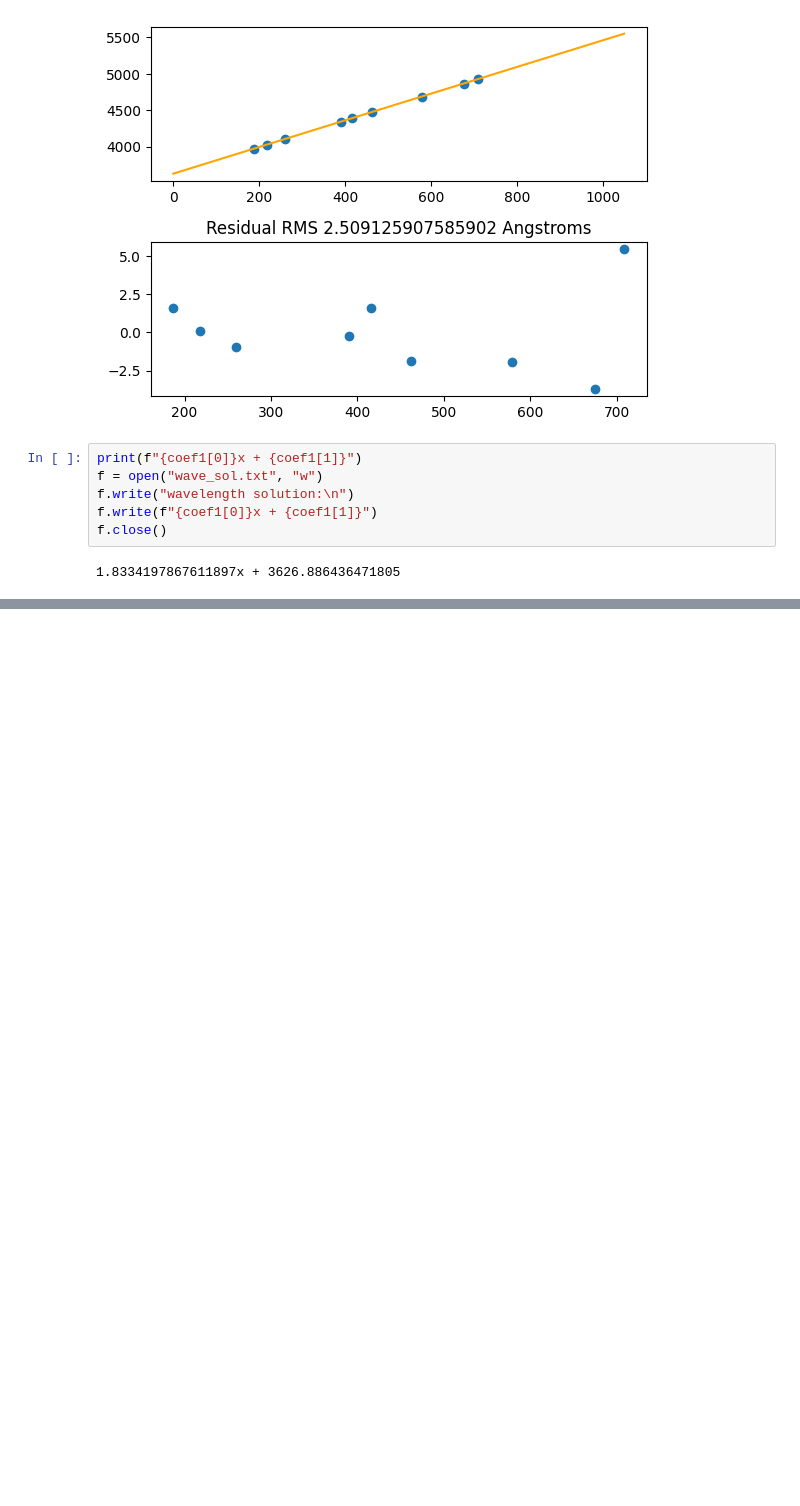
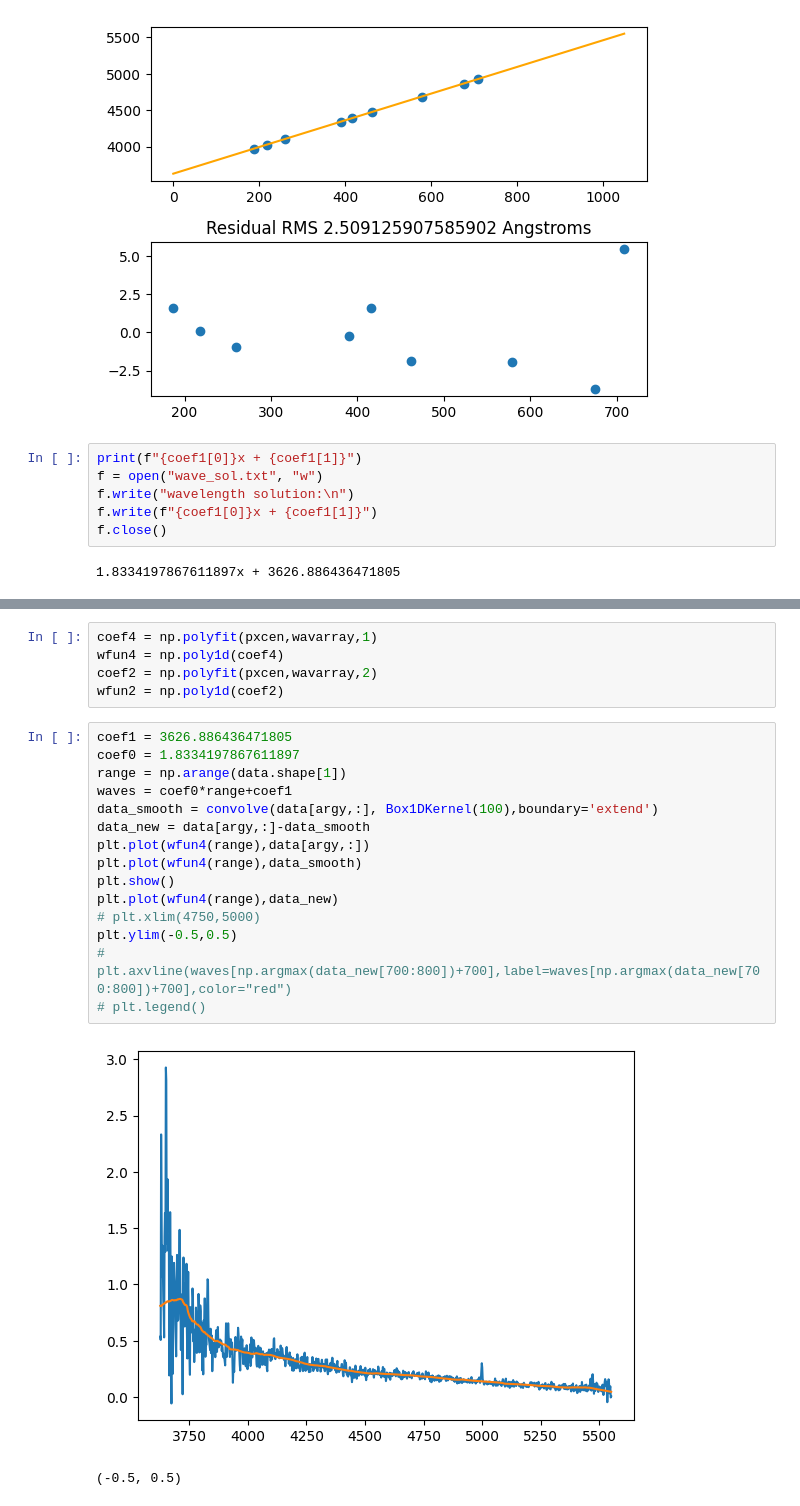
Before and after one commit to IStoleTheCookieJar/PipRedObs, a Jupyter notebook: TestingGround.ipynb, the cells around one changed output, grey strips where cells are left out. Saved outputs shown, nothing was run; the diff lists cells and outputs as text; blank space fills up the shorter version.

Commit message:
second wave

```diff
--- a/TestingGround.ipynb
+++ b/TestingGround.ipynb
@@ -313,0 +330,23 @@ f.close()
+# %%
+coef4 = np.polyfit(pxcen,wavarray,1)
+wfun4 = np.poly1d(coef4)
+coef2 = np.polyfit(pxcen,wavarray,2)
+wfun2 = np.poly1d(coef2)
+# %%
+coef1 = 3626.886436471805
+coef0 = 1.8334197867611897
+range = np.arange(data.shape[1])
+waves = coef0*range+coef1
+data_smooth = convolve(data[argy,:], Box1DKernel(100),boundary='extend')
+data_new = data[argy,:]-data_smooth
+plt.plot(wfun4(range),data[argy,:])
+plt.plot(wfun4(range),data_smooth)
+plt.show()
+plt.plot(wfun4(range),data_new)
+# plt.xlim(4750,5000)
+plt.ylim(-0.5,0.5)
+# plt.axvline(waves[np.argmax(data_new[700:800])+700],label=waves[np.argmax(data_new[700:800])+700],color="red")
+# plt.legend()
+# %% [output]
+[figure, added]
+(-0.5, 0.5)
```
Also changed, not shown: parts of 3 cells of this notebook, 1 other file.
